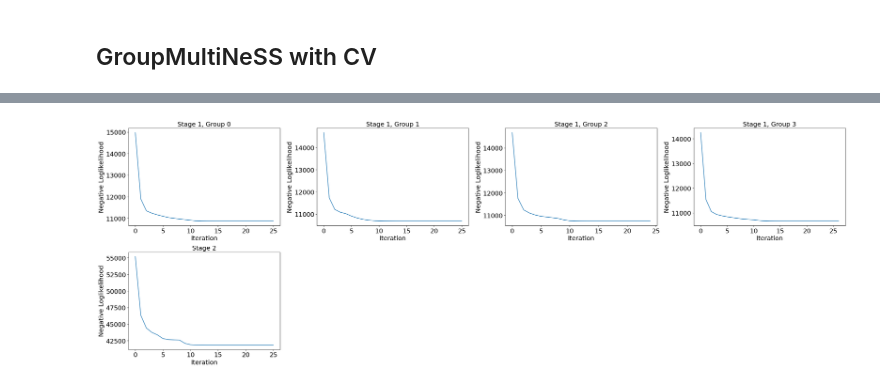
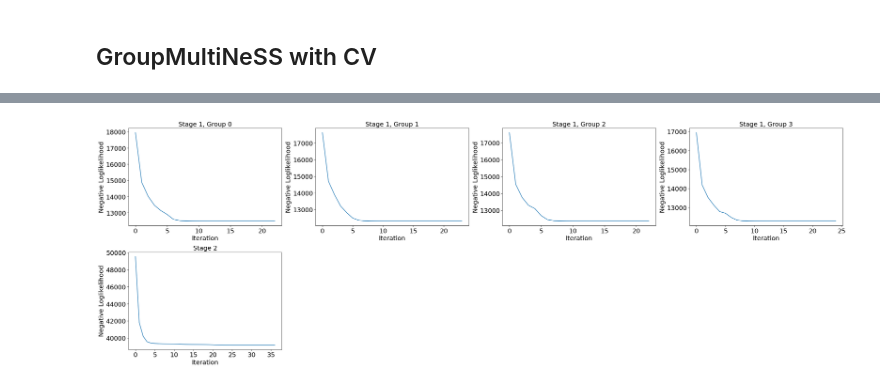
Before and after one commit to AlexanderKagan/GroupmultinessExperiments, a Jupyter notebook: use_example.ipynb, the cells around one changed output, grey strips where cells are left out. Saved outputs shown, nothing was run; the diff lists cells and outputs as text; code cells hidden in the pictures.

```diff
--- a/use_example.ipynb
+++ b/use_example.ipynb
@@ -84,8 +84,8 @@ gmn_oracle.plot_nll_history(figsize=(30, 10), fontsize=18)
 # %%
 gmn_cv = GroupMultiNeSSCV(group_indices, **init_kwargs)
 
-%time gmn_cv.fit(As, refit=True, **fit_kwargs)
+gmn_cv.fit(As, refit=True, **fit_kwargs)
 
-print(gmn.make_final_error_report(S_true, Qs_true, Rs_true, Ps=Ps))
-gmn.plot_nll_history(figsize=(30, 10), fontsize=18)
+print(gmn_cv.make_final_error_report(S_true, Qs_true, Rs_true, Ps=Ps))
+gmn_cv.plot_nll_history(figsize=(30, 10), fontsize=18)
 # %% [output]
@@ -95,2 +93,2 @@ Wall time: 12min 7s
-[figure, old version]
+[figure, new version]
 # %%
```
Also changed, not shown: parts of 2 cells of this notebook.
